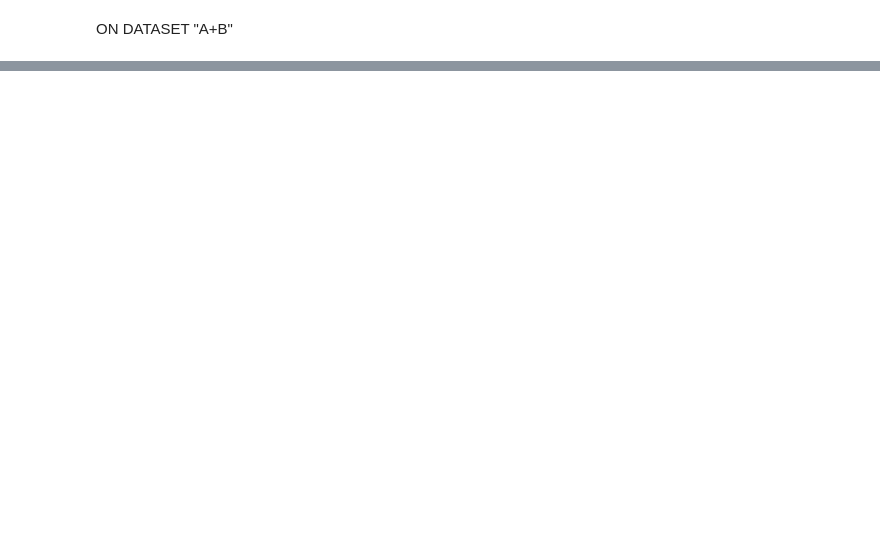
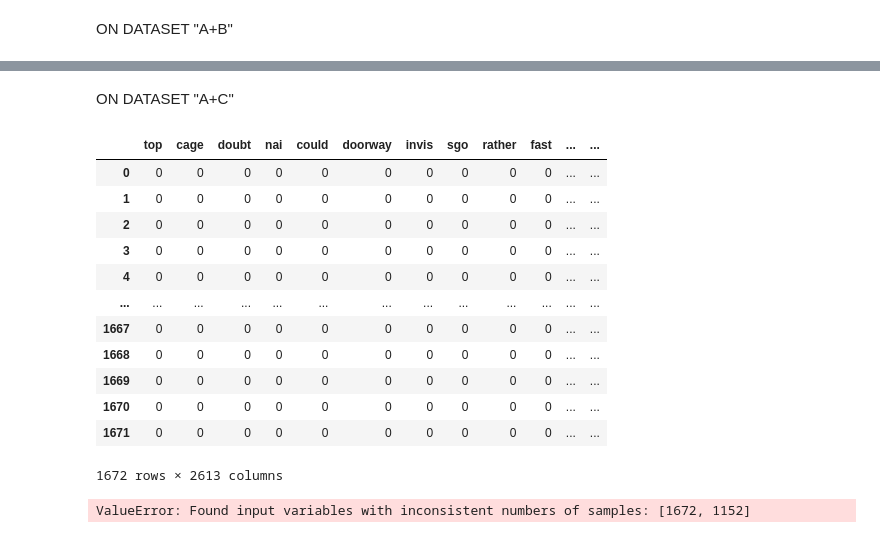
Before and after one commit to MarcusHjertaas/NLP-Deliverables, a Jupyter notebook: Character Prediction/Character Prediciton - Modelling.ipynb, the cells around one changed output, grey strips where cells are left out. Cells and saved outputs as stored; diff of their text form; code cells hidden in the pictures; blank space fills up the shorter version.

```diff
--- a/Character Prediction/Character Prediciton - Modelling.ipynb
+++ b/Character Prediction/Character Prediciton - Modelling.ipynb
@@ -291,0 +269,33 @@ recall_score 0.1796
+# %% [markdown]
+ON DATASET "A+C"
+# %%
+test_C = pd.read_csv('test_C.csv')
+val_C = pd.read_csv('test_C.csv')
+train_C = pd.read_csv('train_C.csv')
+
+
+train_AC_X = pd.concat([lotr_train_X, train_C], axis=1)
+val_AC_X = pd.concat([lotr_test_X, val_C], axis=1)
+test_AC_X = pd.concat([lotr_test_X, test_C], axis=1)
+# %%
+train_C
+# %% [output]
+|  | top | cage | doubt | nai | could | doorway | invis | sgo | rather | fast | ... | ... |
+| 0 | 0 | 0 | 0 | 0 | 0 | 0 | 0 | 0 | 0 | 0 | ... | ... |
+| 1 | 0 | 0 | 0 | 0 | 0 | 0 | 0 | 0 | 0 | 0 | ... | ... |
+| 2 | 0 | 0 | 0 | 0 | 0 | 0 | 0 | 0 | 0 | 0 | ... | ... |
+| 3 | 0 | 0 | 0 | 0 | 0 | 0 | 0 | 0 | 0 | 0 | ... | ... |
+| 4 | 0 | 0 | 0 | 0 | 0 | 0 | 0 | 0 | 0 | 0 | ... | ... |
+| ... | ... | ... | ... | ... | ... | ... | ... | ... | ... | ... | ... | ... |
+| 1667 | 0 | 0 | 0 | 0 | 0 | 0 | 0 | 0 | 0 | 0 | ... | ... |
+| 1668 | 0 | 0 | 0 | 0 | 0 | 0 | 0 | 0 | 0 | 0 | ... | ... |
+| 1669 | 0 | 0 | 0 | 0 | 0 | 0 | 0 | 0 | 0 | 0 | ... | ... |
+| 1670 | 0 | 0 | 0 | 0 | 0 | 0 | 0 | 0 | 0 | 0 | ... | ... |
+| 1671 | 0 | 0 | 0 | 0 | 0 | 0 | 0 | 0 | 0 | 0 | ... | ... |
+1672 rows × 2613 columns
+# %%
+optimized_rf2 = optimize_model_parameters(train_AC_X, lotr_train_Y, RFC, param_grid)
+rfc2_predictions = evaluate_model(test_AC_X, lotr_test_Y, optimized_rf2)
+conf_matrix(lotr_test_Y, rfc2_predictions)
+# %% [output]
+ValueError: Found input variables with inconsistent numbers of samples: [1672, 1152]
```
Also changed, not shown: parts of 16 cells of this notebook, 15 other files.
